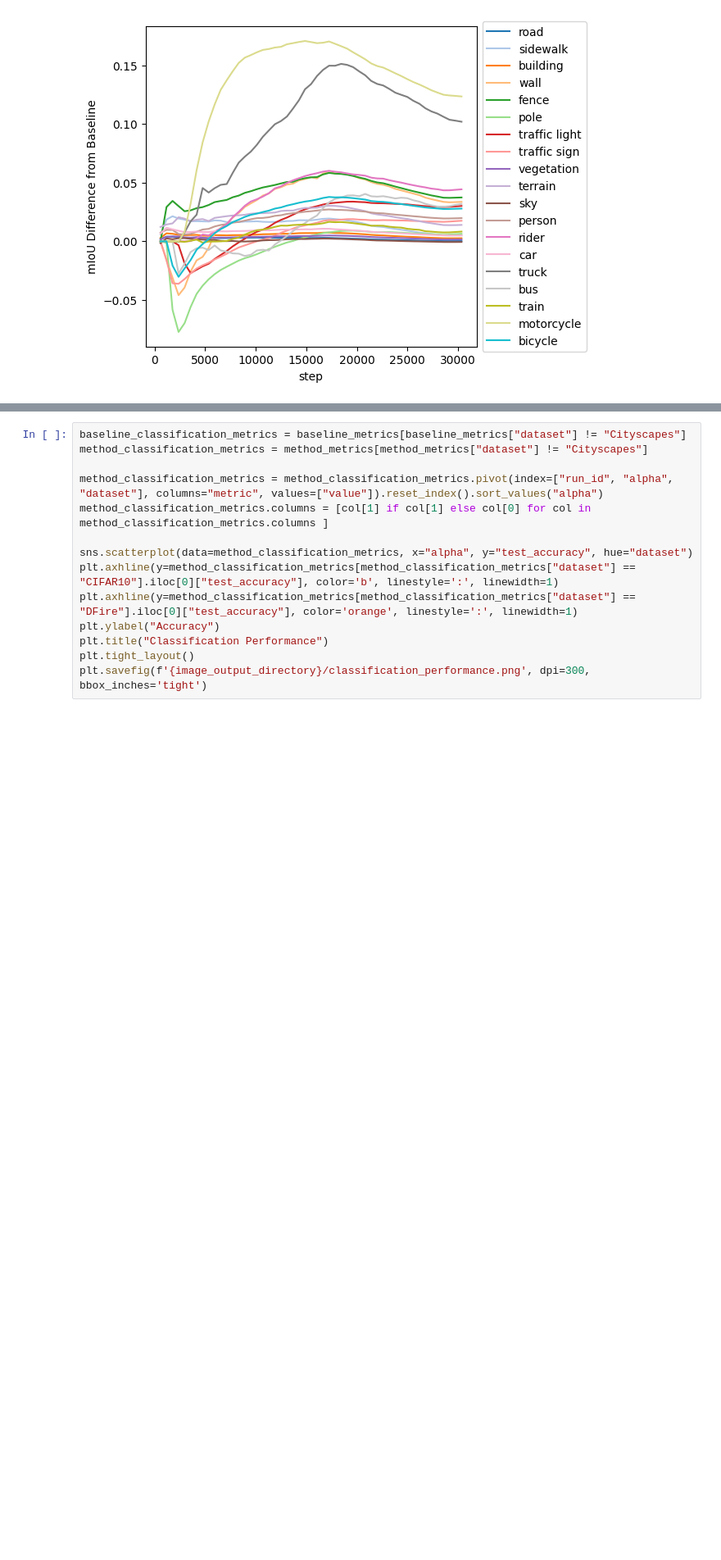
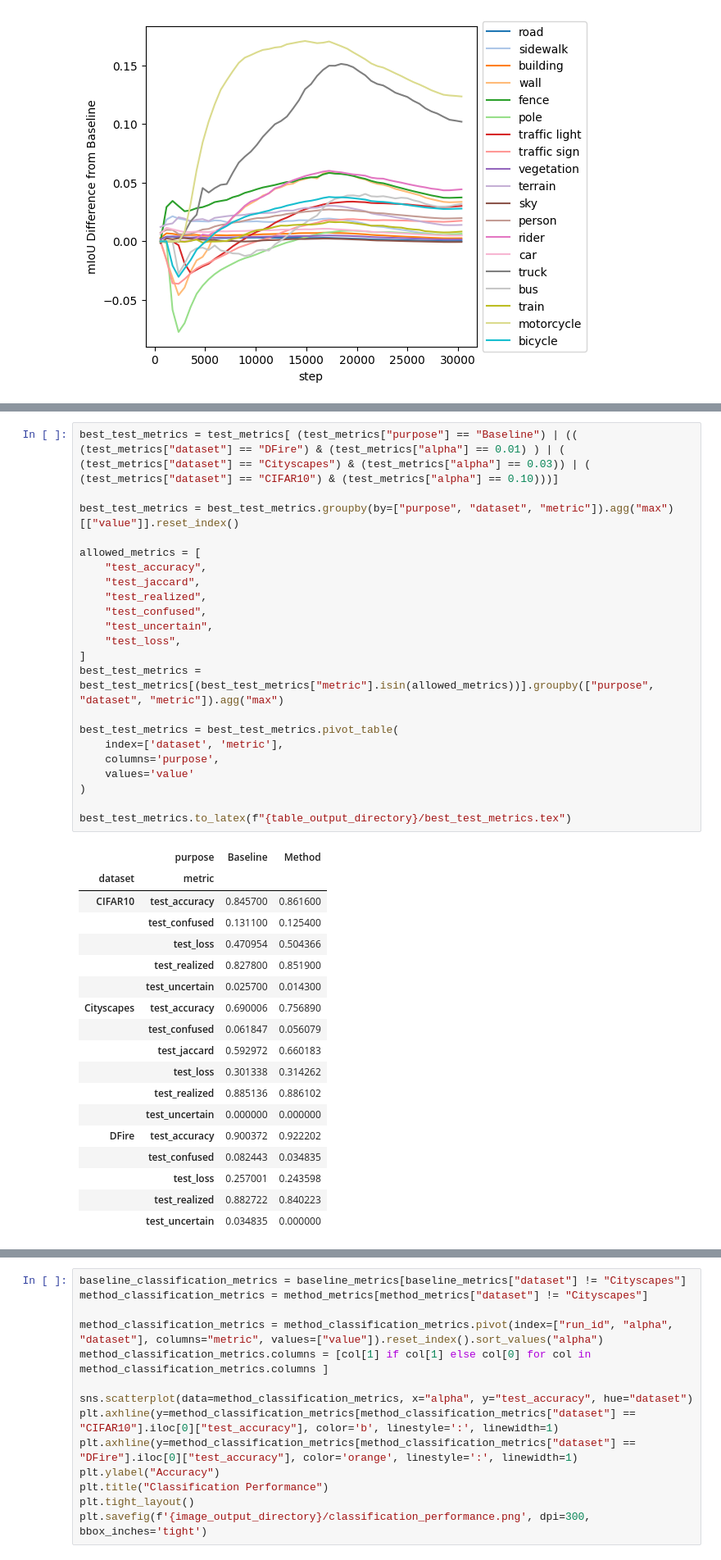
Before and after one commit to brandongk-ubco/thesis-analysis, a Jupyter notebook: citl.ipynb, the cells around one changed output, grey strips where cells are left out. Shown at 82% size. Saved outputs shown, nothing was run; the diff lists cells and outputs as text; blank space fills up the shorter version.

Commit message:
Best Test Metrics.

```diff
--- a/citl.ipynb
+++ b/citl.ipynb
@@ -194,3 +204,44 @@ plt.savefig(f'{image_output_directory}/segmentation_val_iou_difference.png', dpi
+# %%
+best_test_metrics = test_metrics[ (test_metrics["purpose"] == "Baseline") | (( (test_metrics["dataset"] == "DFire") & (test_metrics["alpha"] == 0.01) ) | ( (test_metrics["dataset"] == "Cityscapes") & (test_metrics["alpha"] == 0.03)) | ( (test_metrics["dataset"] == "CIFAR10") & (test_metrics["alpha"] == 0.10)))]
+
+best_test_metrics = best_test_metrics.groupby(by=["purpose", "dataset", "metric"]).agg("max")[["value"]].reset_index()
+
+allowed_metrics = [
+    "test_accuracy",
+    "test_jaccard",
+    "test_realized",
+    "test_confused",
+    "test_uncertain",
+    "test_loss",
+]
+best_test_metrics = best_test_metrics[(best_test_metrics["metric"].isin(allowed_metrics))].groupby(["purpose", "dataset", "metric"]).agg("max")
+
+best_test_metrics = best_test_metrics.pivot_table(
+    index=['dataset', 'metric'],
+    columns='purpose',
+    values='value'
+)
+
+best_test_metrics.to_latex(f"{table_output_directory}/best_test_metrics.tex")
+# %% [output]
+|  | purpose | Baseline | Method |
+| dataset | metric |  |  |
+| CIFAR10 | test_accuracy | 0.845700 | 0.861600 |
+|  | test_confused | 0.131100 | 0.125400 |
+|  | test_loss | 0.470954 | 0.504366 |
+|  | test_realized | 0.827800 | 0.851900 |
+|  | test_uncertain | 0.025700 | 0.014300 |
+| Cityscapes | test_accuracy | 0.690006 | 0.756890 |
+|  | test_confused | 0.061847 | 0.056079 |
+|  | test_jaccard | 0.592972 | 0.660183 |
+|  | test_loss | 0.301338 | 0.314262 |
+|  | test_realized | 0.885136 | 0.886102 |
+|  | test_uncertain | 0.000000 | 0.000000 |
+| DFire | test_accuracy | 0.900372 | 0.922202 |
+|  | test_confused | 0.082443 | 0.034835 |
+|  | test_loss | 0.257001 | 0.243598 |
+|  | test_realized | 0.882722 | 0.840223 |
+|  | test_uncertain | 0.034835 | 0.000000 |
 # %%
 best_test_metrics = method_segmentation_metrics[method_segmentation_metrics["alpha"] == 0.03]
 
```
Also changed, not shown: parts of 3 cells of this notebook, 4 other files.
